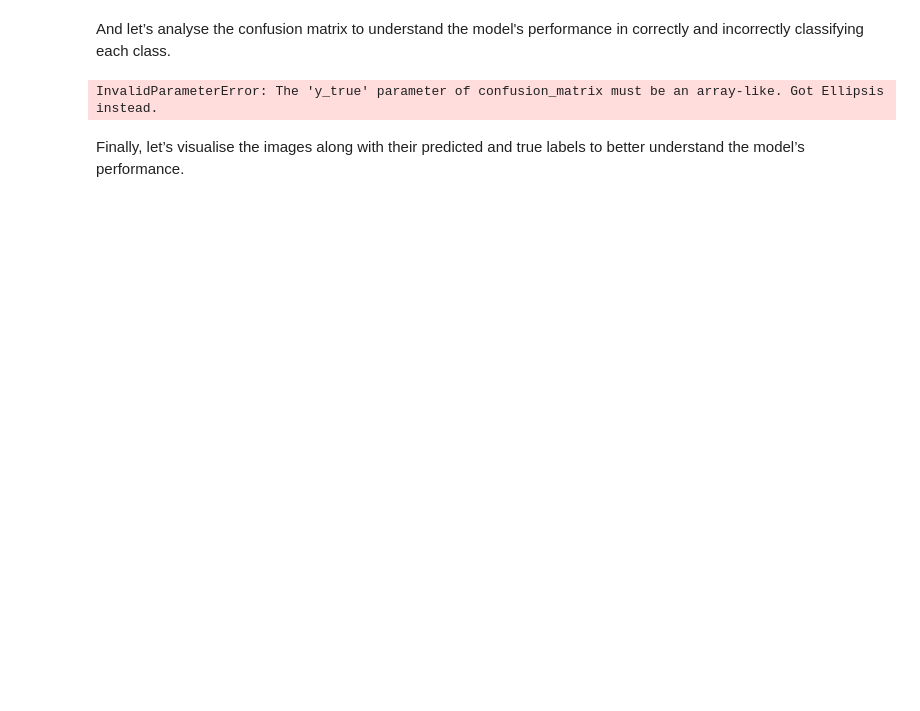
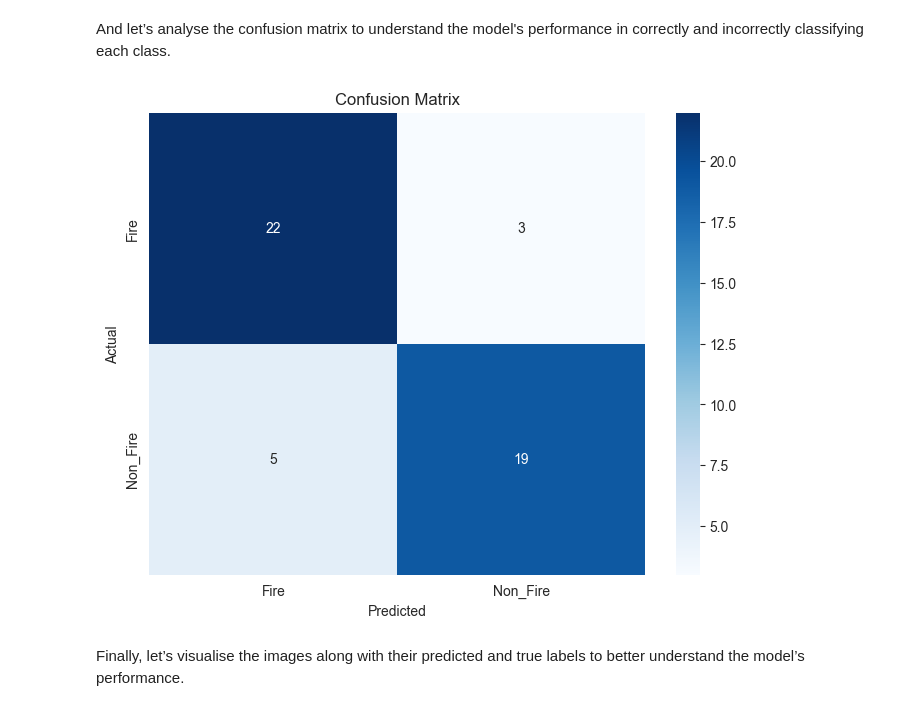
Before and after one commit to PowerSPatrick/AISustainabilityModule, a Jupyter notebook: Lab 2/lab_02a_AI&Sustainability.ipynb, the cells around one changed output. Drawn from its saved outputs; the diff is of its cells as text; code cells hidden in the pictures; blank space fills up the shorter version.

```diff
--- a/Lab 2/lab_02a_AI&Sustainability.ipynb
+++ b/Lab 2/lab_02a_AI&Sustainability.ipynb
@@ -157,29 +163,29 @@ And let’s analyse the confusion matrix to understand the model's performance i
 # %%
 import seaborn as sns
 import matplotlib.pyplot as plt
 from sklearn.metrics import confusion_matrix
 import pandas as pd
 #TODO 05 - Complete the function to calculate and display the classification metrics and the confusion matrix for the model's predictions.
 
 
 def plot_confusion_matrix(y_true, y_pred):
-  cm = confusion_matrix(..., ...)
+  cm = confusion_matrix(y_true, y_pred)
 
   # Define class labels
-  class_labels = [..., ...]
+  class_labels = ['Fire', 'Non_Fire']
 
   # Create a DataFrame
   cm_df = pd.DataFrame(cm, index=class_labels, columns=class_labels)
 
   plt.figure(figsize=(8,6))
   sns.heatmap(cm_df, annot=True, fmt='d', cmap='Blues')
   plt.ylabel('Actual')
   plt.xlabel('Predicted')
   plt.title('Confusion Matrix')
   plt.show()
-plot_confusion_matrix(..., ...)
+plot_confusion_matrix(y_test, binary_predictions)
 # %% [output]
-InvalidParameterError: The 'y_true' parameter of confusion_matrix must be an array-like. Got Ellipsis instead.
+[figure, added]
 # %% [markdown]
 Finally, let’s visualise the images along with their predicted and true labels to better understand the model’s performance.
 # %%
```
Also changed, not shown: parts of 8 cells of this notebook, 3 other files.
